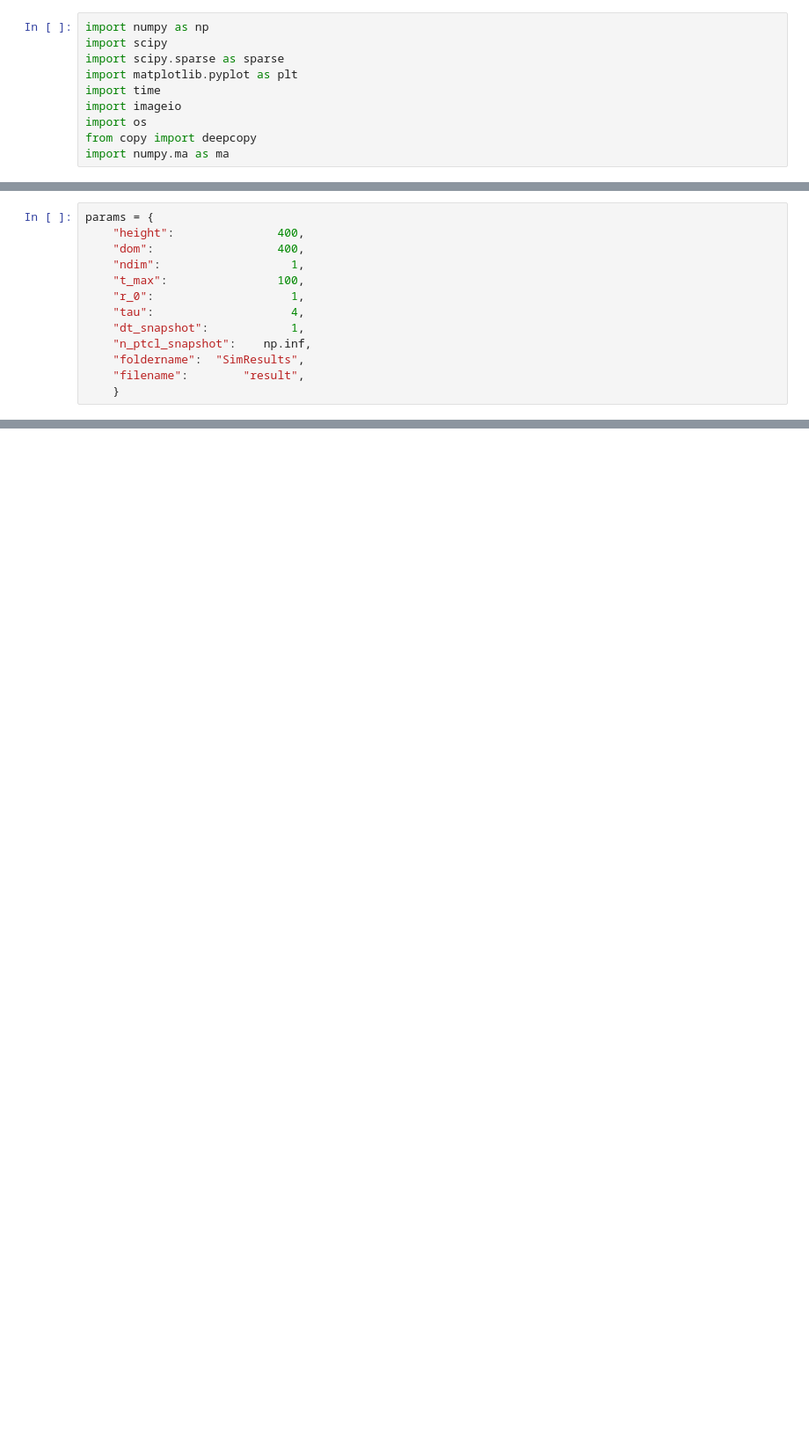
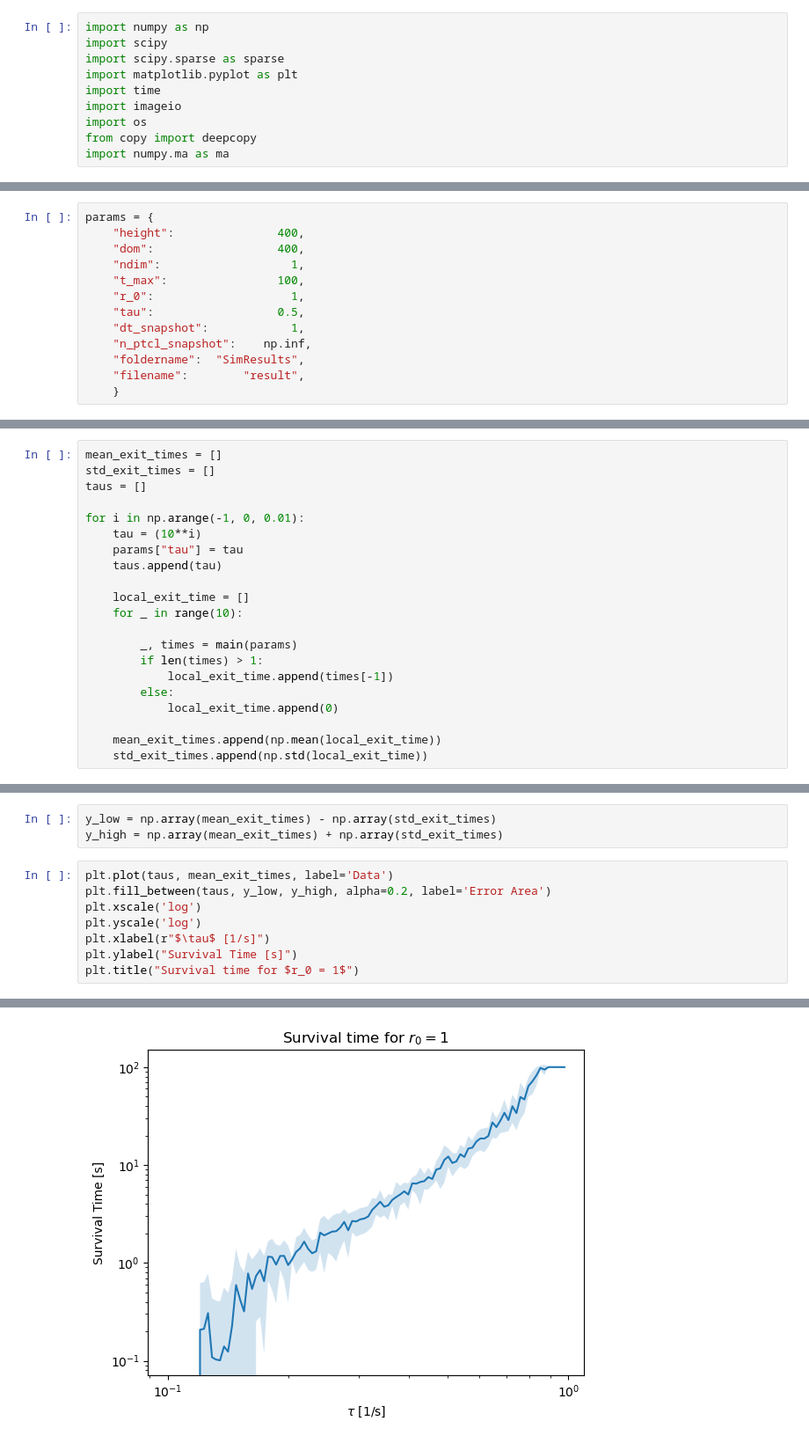
Before and after one commit to zhizhang1445/Project5, a Jupyter notebook: Zhi/scrapNotebook.ipynb, the cells around one changed output, grey strips where cells are left out. Shown at 88% size. Saved outputs shown, nothing was run; the diff lists cells and outputs as text; blank space fills up the shorter version.

```diff
--- a/Zhi/scrapNotebook.ipynb
+++ b/Zhi/scrapNotebook.ipynb
@@ -19,7 +21,7 @@ params = {
     "ndim":                   1,
     "t_max":                100,
     "r_0":                    1,
-    "tau":                    4,
+    "tau":                  0.5,
     "dt_snapshot":            1,
     "n_ptcl_snapshot":    np.inf,
     "foldername":  "SimResults",
@@ -31,0 +30,21 @@ TypeError: float() argument must be a string or a number, not 'function'
+# %%
+mean_exit_times = []
+std_exit_times = []
+taus = []
+
+for i in np.arange(-1, 0, 0.01):
+    tau = (10**i)
+    params["tau"] = tau
+    taus.append(tau)
+
+    local_exit_time = []
+    for _ in range(10):
+
+        _, times = main(params)
+        if len(times) > 1:
+            local_exit_time.append(times[-1])
+        else:
+            local_exit_time.append(0)
+
+    mean_exit_times.append(np.mean(local_exit_time))
+    std_exit_times.append(np.std(local_exit_time))
@@ -31,0 +69,12 @@ TypeError: float() argument must be a string or a number, not 'function'
+# %%
+y_low = np.array(mean_exit_times) - np.array(std_exit_times)
+y_high = np.array(mean_exit_times) + np.array(std_exit_times)
+# %%
+plt.plot(taus, mean_exit_times, label='Data')
+plt.fill_between(taus, y_low, y_high, alpha=0.2, label='Error Area')
+plt.xscale('log')
+plt.yscale('log')
+plt.xlabel(r"$\tau$ [1/s]")
+plt.ylabel("Survival Time [s]")
+plt.title("Survival time for $r_0 = 1$")
+# %% [output]
@@ -31,0 +82 @@ TypeError: float() argument must be a string or a number, not 'function'
+[figure, added]
```
Also changed, not shown: parts of 5 cells of this notebook, 2 other files.
